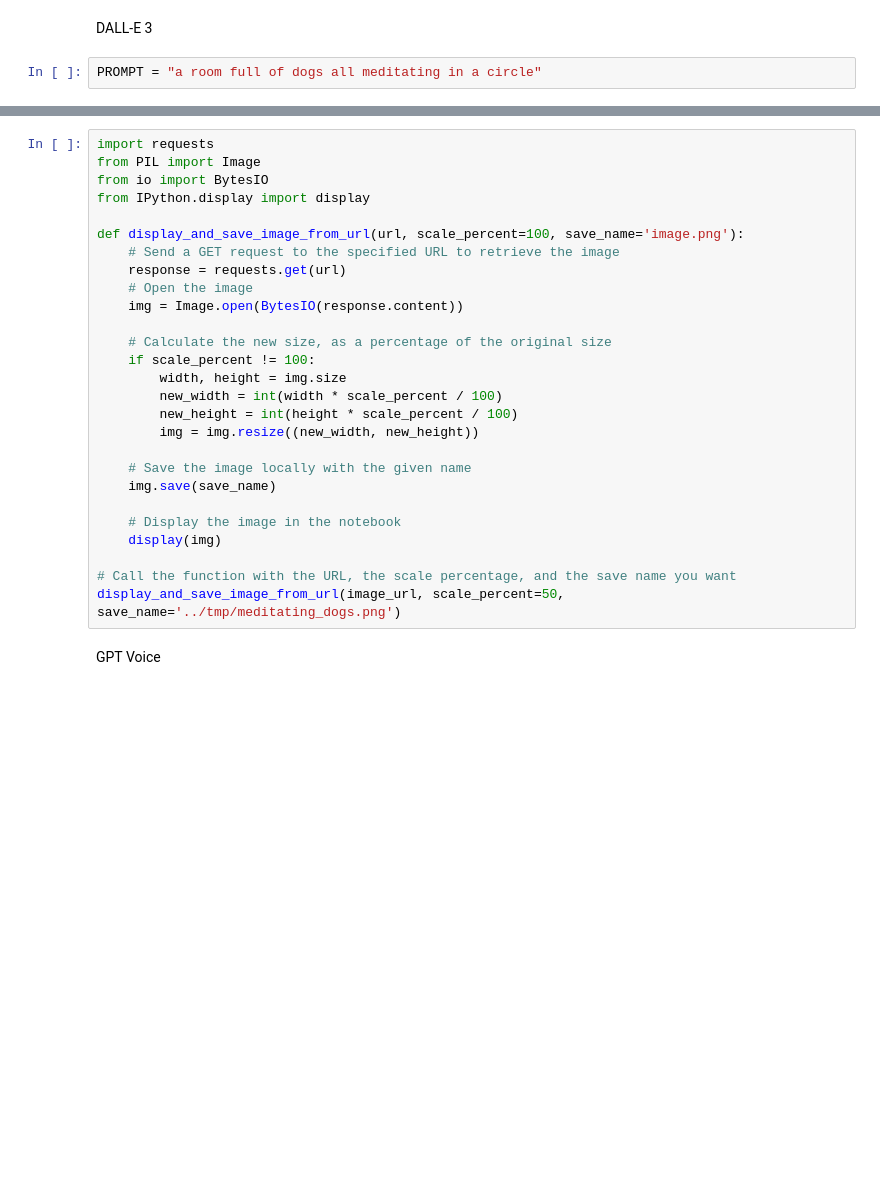
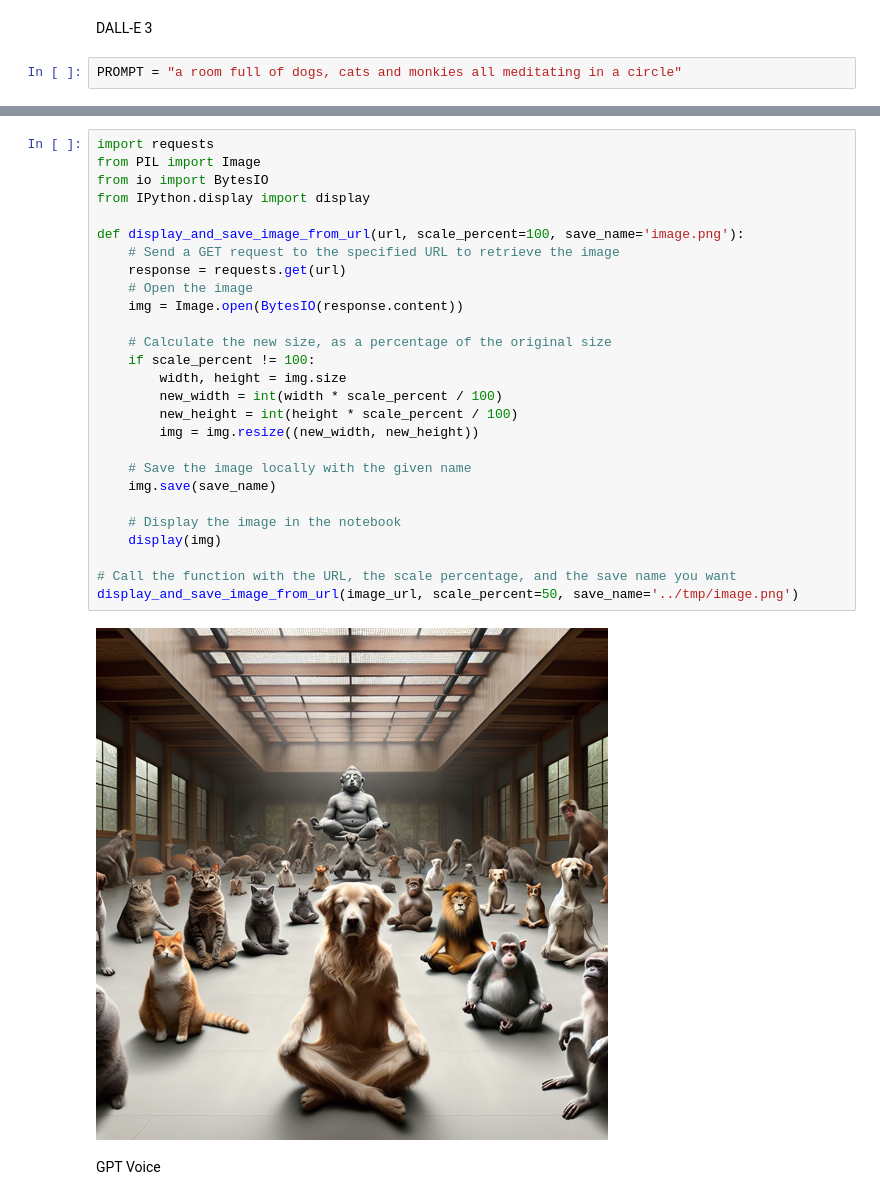
Before and after one commit to mpazaryna/ai-experiments, a Jupyter notebook: cookbooks/openai_dev_day_dalle.ipynb, the cells around one changed output, grey strips where cells are left out. Saved outputs shown, nothing was run; the diff lists cells and outputs as text; blank space fills up the shorter version.

```diff
--- a/cookbooks/openai_dev_day_dalle.ipynb
+++ b/cookbooks/openai_dev_day_dalle.ipynb
@@ -23,7 +14,7 @@ client = OpenAI(api_key=api_key)
 # %% [markdown]
 DALL-E 3
 # %%
-PROMPT = "a room full of dogs all meditating in a circle"
+PROMPT = "a room full of dogs, cats and monkies all meditating in a circle"
 # %%
 import openai
 from openai import OpenAI
@@ -42,30 +35,32 @@ image_url
 # %%
 import requests
 from PIL import Image
 from io import BytesIO
 from IPython.display import display
 
 def display_and_save_image_from_url(url, scale_percent=100, save_name='image.png'):
     # Send a GET request to the specified URL to retrieve the image
     response = requests.get(url)
     # Open the image
     img = Image.open(BytesIO(response.content))
 
     # Calculate the new size, as a percentage of the original size
     if scale_percent != 100:
         width, height = img.size
         new_width = int(width * scale_percent / 100)
         new_height = int(height * scale_percent / 100)
         img = img.resize((new_width, new_height))
 
     # Save the image locally with the given name
     img.save(save_name)
 
     # Display the image in the notebook
     display(img)
 
 # Call the function with the URL, the scale percentage, and the save name you want
-display_and_save_image_from_url(image_url, scale_percent=50, save_name='../tmp/meditating_dogs.png')
+display_and_save_image_from_url(image_url, scale_percent=50, save_name='../tmp/image.png')
+# %% [output]
+[figure, added]
 # %% [markdown]
 GPT Voice
 # %%
```
Also changed, not shown: parts of 7 cells of this notebook, 1 other file.
